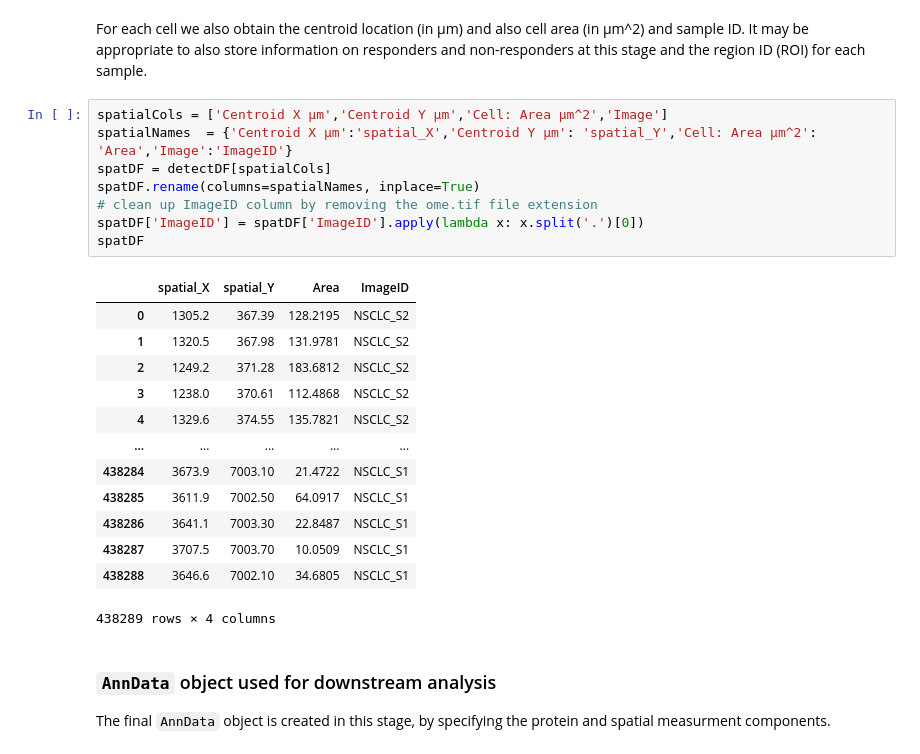
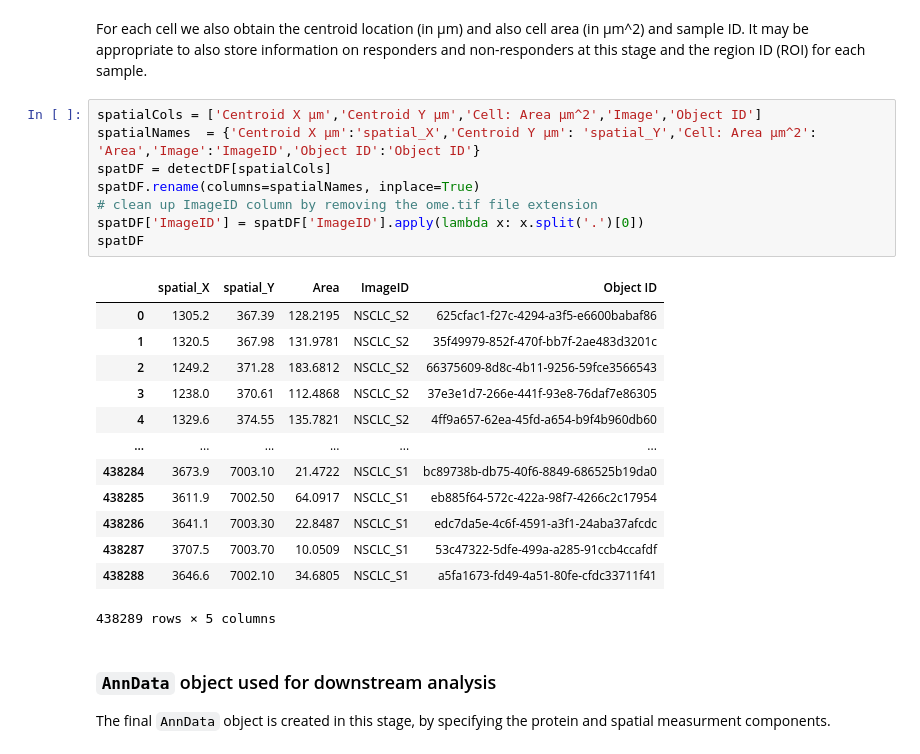
Before and after one commit to adyprat/akoya_webinar_0622, a Jupyter notebook: notebooks/Step1-DataImport.ipynb, the cells around one changed output. Saved outputs shown, nothing was run; the diff lists cells and outputs as text.

```diff
--- a/notebooks/Step1-DataImport.ipynb
+++ b/notebooks/Step1-DataImport.ipynb
@@ -100,27 +100,27 @@ protDF
 # %% [markdown]
 For each cell we also obtain the centroid location (in µm) and also cell area (in µm^2) and sample ID. It may be appropriate to also store information on responders and non-responders at this stage and the region ID (ROI) for each sample.
 # %%
-spatialCols = ['Centroid X µm','Centroid Y µm','Cell: Area µm^2','Image']
-spatialNames  = {'Centroid X µm':'spatial_X','Centroid Y µm': 'spatial_Y','Cell: Area µm^2': 'Area','Image':'ImageID'}
+spatialCols = ['Centroid X µm','Centroid Y µm','Cell: Area µm^2','Image','Object ID']
+spatialNames  = {'Centroid X µm':'spatial_X','Centroid Y µm': 'spatial_Y','Cell: Area µm^2': 'Area','Image':'ImageID','Object ID':'Object ID'}
 spatDF = detectDF[spatialCols]
 spatDF.rename(columns=spatialNames, inplace=True)
 # clean up ImageID column by removing the ome.tif file extension
 spatDF['ImageID'] = spatDF['ImageID'].apply(lambda x: x.split('.')[0])
 spatDF
 # %% [output]
-|  | spatial_X | spatial_Y | Area | ImageID |
-| 0 | 1305.2 | 367.39 | 128.2195 | NSCLC_S2 |
-| 1 | 1320.5 | 367.98 | 131.9781 | NSCLC_S2 |
-| 2 | 1249.2 | 371.28 | 183.6812 | NSCLC_S2 |
-| 3 | 1238.0 | 370.61 | 112.4868 | NSCLC_S2 |
-| 4 | 1329.6 | 374.55 | 135.7821 | NSCLC_S2 |
-| ... | ... | ... | ... | ... |
-| 438284 | 3673.9 | 7003.10 | 21.4722 | NSCLC_S1 |
-| 438285 | 3611.9 | 7002.50 | 64.0917 | NSCLC_S1 |
-| 438286 | 3641.1 | 7003.30 | 22.8487 | NSCLC_S1 |
-| 438287 | 3707.5 | 7003.70 | 10.0509 | NSCLC_S1 |
-| 438288 | 3646.6 | 7002.10 | 34.6805 | NSCLC_S1 |
+|  | spatial_X | spatial_Y | Area | ImageID | Object ID |
+| 0 | 1305.2 | 367.39 | 128.2195 | NSCLC_S2 | 625cfac1-f27c-4294-a3f5-e6600babaf86 |
+| 1 | 1320.5 | 367.98 | 131.9781 | NSCLC_S2 | 35f49979-852f-470f-bb7f-2ae483d3201c |
+| 2 | 1249.2 | 371.28 | 183.6812 | NSCLC_S2 | 66375609-8d8c-4b11-9256-59fce3566543 |
+| 3 | 1238.0 | 370.61 | 112.4868 | NSCLC_S2 | 37e3e1d7-266e-441f-93e8-76daf7e86305 |
+| 4 | 1329.6 | 374.55 | 135.7821 | NSCLC_S2 | 4ff9a657-62ea-45fd-a654-b9f4b960db60 |
+| ... | ... | ... | ... | ... | ... |
+| 438284 | 3673.9 | 7003.10 | 21.4722 | NSCLC_S1 | bc89738b-db75-40f6-8849-686525b19da0 |
+| 438285 | 3611.9 | 7002.50 | 64.0917 | NSCLC_S1 | eb885f64-572c-422a-98f7-4266c2c17954 |
+| 438286 | 3641.1 | 7003.30 | 22.8487 | NSCLC_S1 | edc7da5e-4c6f-4591-a3f1-24aba37afcdc |
+| 438287 | 3707.5 | 7003.70 | 10.0509 | NSCLC_S1 | 53c47322-5dfe-499a-a285-91ccb4ccafdf |
+| 438288 | 3646.6 | 7002.10 | 34.6805 | NSCLC_S1 | a5fa1673-fd49-4a51-80fe-cfdc33711f41 |
-438289 rows × 4 columns
+438289 rows × 5 columns
 # %% [markdown]
 ### `AnnData` object used for downstream analysis
 
```
Also changed, not shown: 1 other file.
